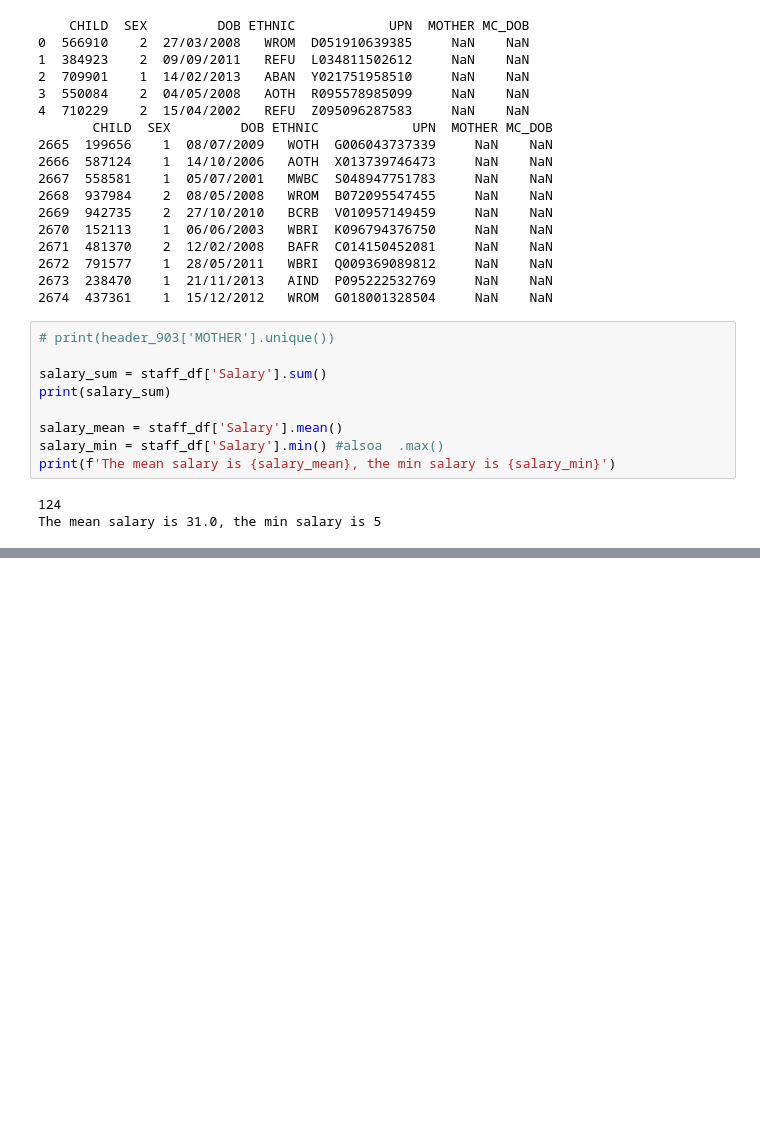
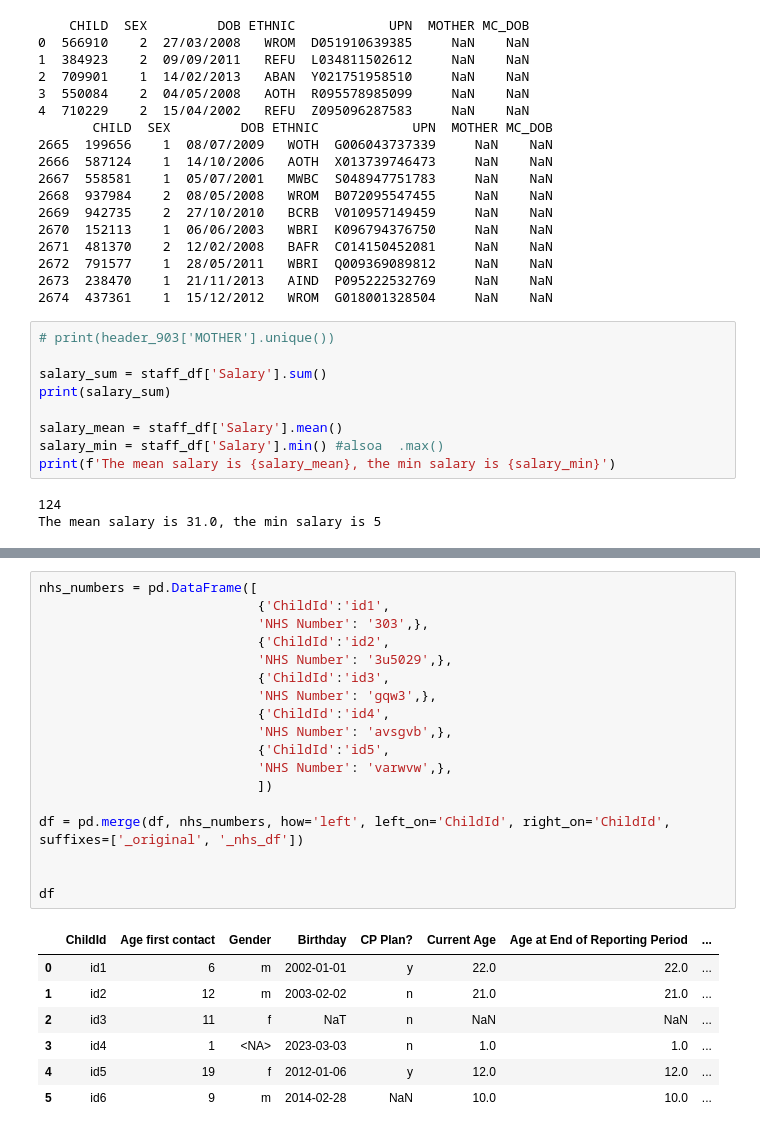
Before and after one commit to data-to-insight/ERN-sessions, a Jupyter notebook: Thursday sessions/session_1.ipynb, the cells around one changed output, grey strips where cells are left out. Cells and saved outputs as stored; diff of their text form; blank space fills up the shorter version.

```diff
--- a/Thursday sessions/session_1.ipynb
+++ b/Thursday sessions/session_1.ipynb
@@ -421,0 +577,26 @@ The mean salary is 31.0, the min salary is 5
+# %%
+nhs_numbers = pd.DataFrame([
+                            {'ChildId':'id1',
+                            'NHS Number': '303',},
+                            {'ChildId':'id2',
+                            'NHS Number': '3u5029',},
+                            {'ChildId':'id3',
+                            'NHS Number': 'gqw3',},
+                            {'ChildId':'id4',
+                            'NHS Number': 'avsgvb',},
+                            {'ChildId':'id5',
+                            'NHS Number': 'varwvw',},
+                            ])
+
+df = pd.merge(df, nhs_numbers, how='left', left_on='ChildId', right_on='ChildId', suffixes=['_original', '_nhs_df'])
+
+
+df
+# %% [output]
+|  | ChildId | Age first contact | Gender | Birthday | CP Plan? | Current Age | Age at End of Reporting Period | ... |
+| 0 | id1 | 6 | m | 2002-01-01 | y | 22.0 | 22.0 | ... |
+| 1 | id2 | 12 | m | 2003-02-02 | n | 21.0 | 21.0 | ... |
+| 2 | id3 | 11 | f | NaT | n | NaN | NaN | ... |
+| 3 | id4 | 1 | <NA> | 2023-03-03 | n | 1.0 | 1.0 | ... |
+| 4 | id5 | 19 | f | 2012-01-06 | y | 12.0 | 12.0 | ... |
+| 5 | id6 | 9 | m | 2014-02-28 | NaN | 10.0 | 10.0 | ... |
```
Also changed, not shown: parts of 13 cells of this notebook, 1 other file.
